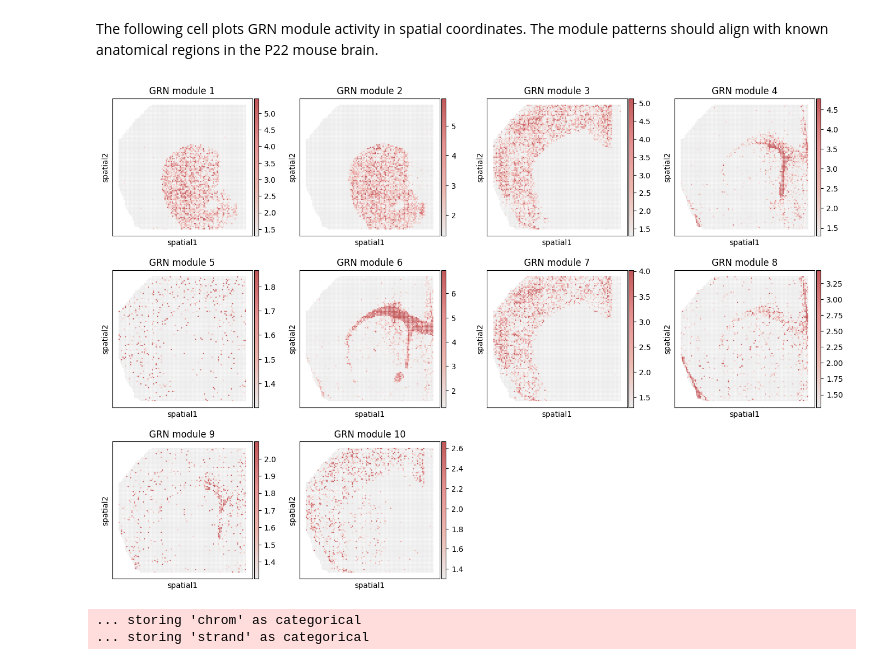
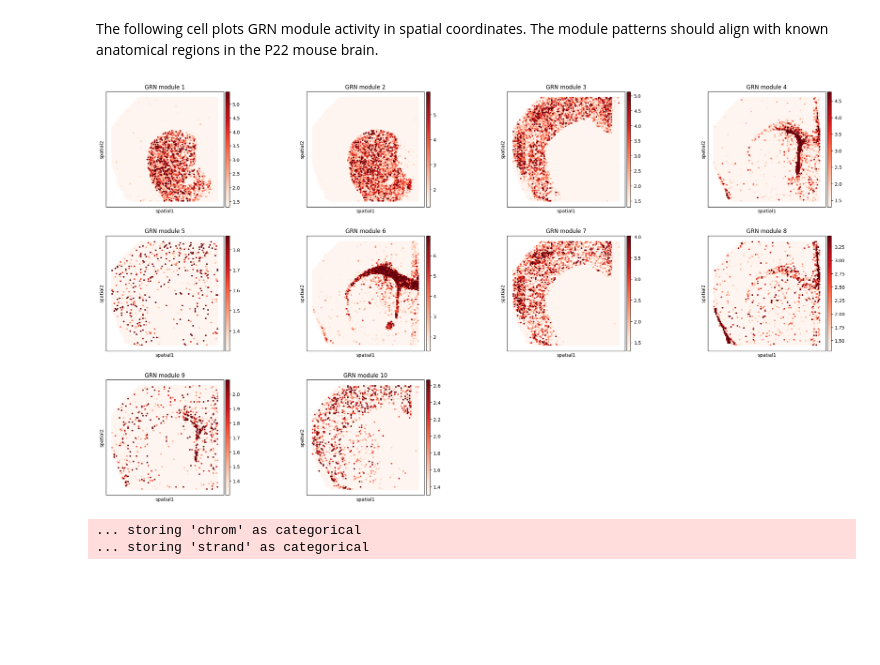
Before and after one commit to DBinary/STARNet_tutorials, a Jupyter notebook: docs/tutorials/GRN_Inference_P22_Mouse_Brain.ipynb, the cells around one changed output. Drawn from its saved outputs; the diff is of its cells as text; code cells hidden in the pictures; blank space fills up the shorter version.

```diff
--- a/docs/tutorials/GRN_Inference_P22_Mouse_Brain.ipynb
+++ b/docs/tutorials/GRN_Inference_P22_Mouse_Brain.ipynb
@@ -289,11 +294,3 @@ We save the scored GRN results as AnnData files and the TF modules as pickle fil
-# %%
-adata_rna.uns['grn']['adata_nlog10_pval'].T.write_h5ad("Drive/Datasets/P22_Mouse/Process_Data/p22-mouse_grn_nlog10_pval.adata")
-
-with open('Drive/Datasets/P22_Mouse/Process_Data/TF_module_30.pkl', 'wb') as f:
-	pickle.dump(adata_rna.uns['TF_module'], f)
-
-with open('Drive/Datasets/P22_Mouse/Process_Data/TF_module_leiden_2.pkl', 'wb') as f:
-	pickle.dump(adata_rna.uns['TF_module'], f)
 # %% [markdown]
 ### Visualize GRN modules
 # %% [markdown]
@@ -301,44 +298,24 @@ The following cell plots GRN module activity in spatial coordinates. The module
 # %%
 import matplotlib.pyplot as plt
 import scanpy as sc
 import numpy as np
 import anndata as ad
 
-nlog10_pval_df = adata_rna.uns['TF_module']['nlog10_pval_df']
-module_cols = [str(i) for i in range(10) if str(i) in nlog10_pval_df.columns]
-nlog10_pval_df = nlog10_pval_df.loc[:, module_cols]
-nlog10_pval_ad = ad.AnnData(nlog10_pval_df)
-nlog10_pval_ad.obsm['spatial'] = adata_rna[nlog10_pval_ad.obs_names,:].obsm['spatial']
-nlog10_pval_ad.var_names = ['GRN module ' + str(int(GRM)+1) for GRM in nlog10_pval_ad.var_names]
+mod_ad = ad.AnnData(adata_rna.uns['TF_module']['nlog10_pval_df'][[str(i) for i in range(10)]])
+mod_ad.obsm['spatial'] = adata_rna[mod_ad.obs_names].obsm['spatial']
+mod_ad.var_names = [f'GRN module {int(i) + 1}' for i in mod_ad.var_names]
 
-def get_cmap_seg(colors,N=256):
-        from matplotlib.colors import LinearSegmentedColormap
-        # Define the colors for the gradient
-        colors = np.array(colors) / 255.0
-        # Create a colormap from the list of colors
-        cmap_name = 'custom_cmap'
-        cmap = LinearSegmentedColormap.from_list(cmap_name, colors, N=N)
-        return cmap
-
-colors = [(236, 236, 236), (237, 184, 176), (230, 145, 145), (194, 87, 89)]
-
-with plt.rc_context({"figure.figsize": (3.5,3.5)}):
-    sc.pl.spatial(nlog10_pval_ad,
-                  color=nlog10_pval_ad.var_names,
-               #  colorbar_loc=None,
-               #  frameon=False,
-                  cmap=get_cmap_seg(colors),
-                  legend_loc=None,
-                  spot_size=1,
-                  vmax='p98',
-                  vmin=-np.log10(0.05),
-                  outline_width= (0.3, 0.5),
-                  ncols=4,
-                  hspace=0.25,
-                  wspace=0.18,
-                  show=False,)
+sc.pl.spatial(
+    mod_ad,
+    color=mod_ad.var_names,
+    cmap='Reds',
+    spot_size=1.5,
+    vmin=-np.log10(0.05),
+    vmax='p98',
+    ncols=4,
+)
 # %% [output]
-[figure, old version]
+[figure, new version]
 # %%
 adata_rna.write_h5ad("Drive/Datasets/P22_Mouse/Process_Data/adata_rna_GRN.h5ad",compression="gzip")
 # %% [output]
```
Also changed, not shown: parts of 3 cells of this notebook, 2 other files.
